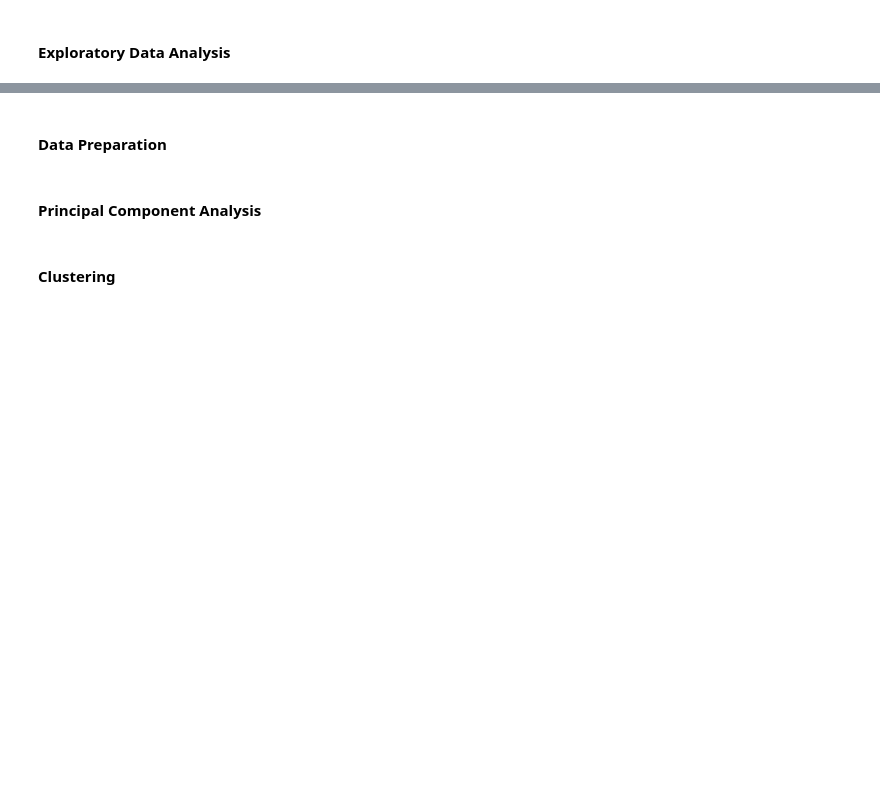
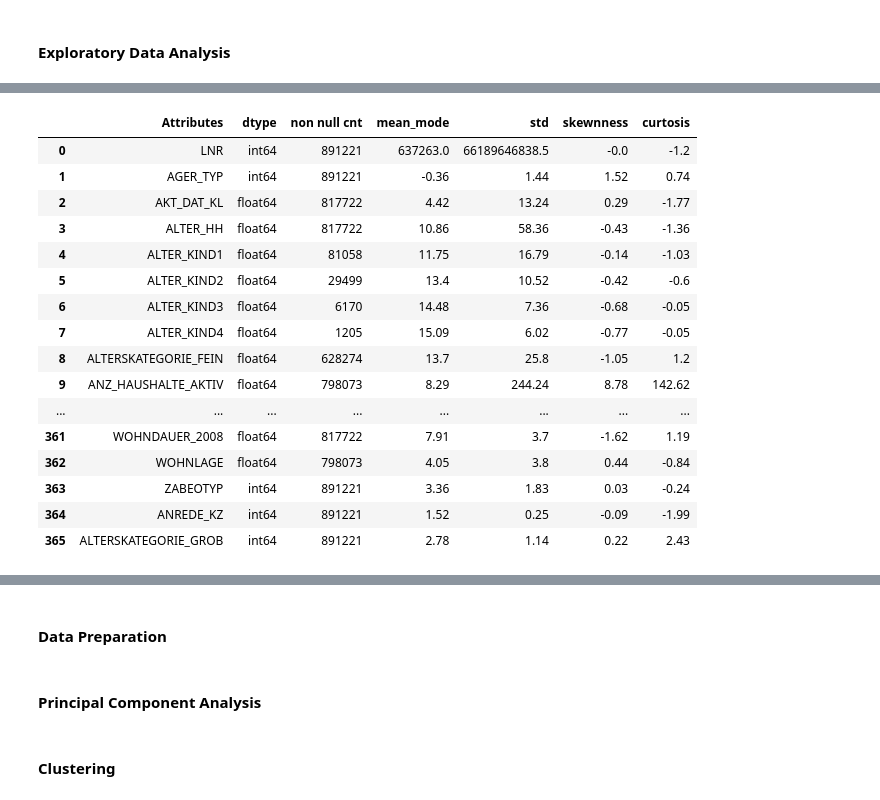
Before and after one commit to RobinWesselmann/Udacity_DataScientist_Class, a Jupyter notebook: 07_Project_Capstone_Arvato-Bertelsmann/Customer_Segmentation/customer_segmentation.ipynb, the cells around one changed output, grey strips where cells are left out. Drawn from its saved outputs; the diff is of its cells as text; code cells hidden in the pictures; blank space fills up the shorter version.

```diff
--- a/07_Project_Capstone_Arvato-Bertelsmann/Customer_Segmentation/customer_segmentation.ipynb
+++ b/07_Project_Capstone_Arvato-Bertelsmann/Customer_Segmentation/customer_segmentation.ipynb
@@ -51,9 +54,10 @@ import seaborn as sns
 #load the relevant data
 root_path = os.path.dirname(os.getcwd())
 
-
 azdias = pd.read_csv(rf'{root_path}\data\Udacity_AZDIAS_052018.csv', sep=';', low_memory=False)
 customers = pd.read_csv(rf'{root_path}\data\Udacity_CUSTOMERS_052018.csv', sep=';', low_memory=False)
+
+mapping_information_level = pd.read_excel(rf'{root_path}\data\DIAS Information Levels - Attributes 2017.xlsx', sheet_name='mapping')
 # %% [markdown]
 #### Description of the datasets at hand
 # %% [markdown]
@@ -111,0 +107,6 @@ azdias.columns.tolist()
+# %%
+attribute_df = customers.columns.to_frame().reset_index(drop = True).rename({0: "Attributes"}, axis = 1)
+mapping = mapping_information_level[["Attribute", "Information level"]].set_index("Attribute").to_dict(orient="dict", index = True)["Information level"]
+attribute_df["info_level"] = attribute_df["Attributes"].map(mapping).fillna("other")
+
+attribute_df.groupby("info_level").count().sort_values(by = "Attributes", ascending=False).T
@@ -111,0 +127,10 @@ azdias.columns.tolist()
+# %%
+for info_lvl in attribute_df["info_level"].unique():
+
+    df_tmp = attribute_df[attribute_df["info_level"] == info_lvl]
+
+    print(f"Information Level: {info_lvl}\n")
+    for col in df_tmp["Attributes"]:
+        print(f"{col}, (dtype: {customers[col].dtype})")
+
+    print("#"*100, "\n")
@@ -113,0 +166,41 @@ azdias.columns.tolist()
+# %%
+def calc_stat_moments(df):
+    """Calculate the 5 general statistical moments of the columns of the given dataframe:
+    (0) Non Null Cnt (1) Mean (2) Variance (3) Skewness (4) Kurtosis
+
+    Args:
+        df (pandas.DataFrame): Pandas DataFrame to calculate the moments for
+
+    Returns:
+        pd.DataFrame with the statistical Moments
+    """
+
+    df_ = pd.Series(df.columns.tolist()).to_frame().rename({0: "Attributes"}, axis=1)
+    df_["dtype"] = [df[col].dtype for col in df.columns]
+    df_["non null cnt"] = [df[col].shape[0] - df[col].isnull().sum() for col in df.columns]
+    df_["mean_mode"] = [np.round(df[col].mean().item(),2) if df[col].dtype.kind in "biufc" else df[col].mode()[0] for col in df.columns]
+    df_["std"] = [np.round(df[col].var().item(),2) if df[col].dtype.kind in "biufc" else "not numerical" for col in df.columns]
+    df_["skewnness"] = [np.round(skew(df[col].dropna(), axis = 0, bias = True),2) if df[col].dtype.kind in "biufc" else "not numerical" for col in df.columns]
+    df_["curtosis"] = [np.round(kurtosis(df[col].dropna(), axis = 0, bias = True),2) if df[col].dtype.kind in "biufc" else "not numerical" for col in df.columns]
+
+    return df_
+# %%
+calc_stat_moments(azdias)
+# %% [output]
+|  | Attributes | dtype | non null cnt | mean_mode | std | skewnness | curtosis |
+| 0 | LNR | int64 | 891221 | 637263.0 | 66189646838.5 | -0.0 | -1.2 |
+| 1 | AGER_TYP | int64 | 891221 | -0.36 | 1.44 | 1.52 | 0.74 |
+| 2 | AKT_DAT_KL | float64 | 817722 | 4.42 | 13.24 | 0.29 | -1.77 |
+| 3 | ALTER_HH | float64 | 817722 | 10.86 | 58.36 | -0.43 | -1.36 |
+| 4 | ALTER_KIND1 | float64 | 81058 | 11.75 | 16.79 | -0.14 | -1.03 |
+| 5 | ALTER_KIND2 | float64 | 29499 | 13.4 | 10.52 | -0.42 | -0.6 |
+| 6 | ALTER_KIND3 | float64 | 6170 | 14.48 | 7.36 | -0.68 | -0.05 |
+| 7 | ALTER_KIND4 | float64 | 1205 | 15.09 | 6.02 | -0.77 | -0.05 |
+| 8 | ALTERSKATEGORIE_FEIN | float64 | 628274 | 13.7 | 25.8 | -1.05 | 1.2 |
+| 9 | ANZ_HAUSHALTE_AKTIV | float64 | 798073 | 8.29 | 244.24 | 8.78 | 142.62 |
+| ... | ... | ... | ... | ... | ... | ... | ... |
+| 361 | WOHNDAUER_2008 | float64 | 817722 | 7.91 | 3.7 | -1.62 | 1.19 |
+| 362 | WOHNLAGE | float64 | 798073 | 4.05 | 3.8 | 0.44 | -0.84 |
+| 363 | ZABEOTYP | int64 | 891221 | 3.36 | 1.83 | 0.03 | -0.24 |
+| 364 | ANREDE_KZ | int64 | 891221 | 1.52 | 0.25 | -0.09 | -1.99 |
+| 365 | ALTERSKATEGORIE_GROB | int64 | 891221 | 2.78 | 1.14 | 0.22 | 2.43 |
```
Also changed, not shown: parts of 31 cells of this notebook, 8 other files.
